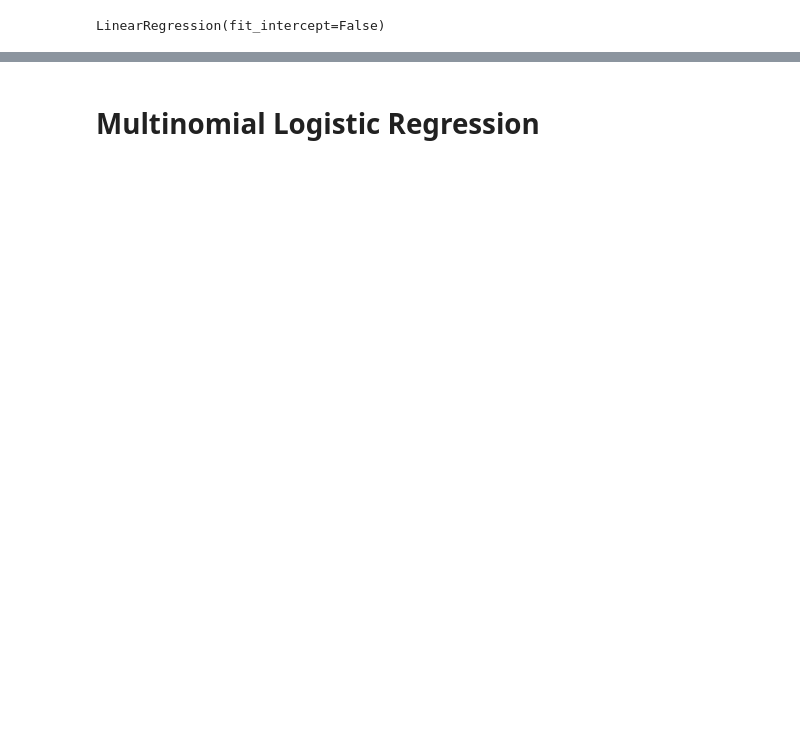
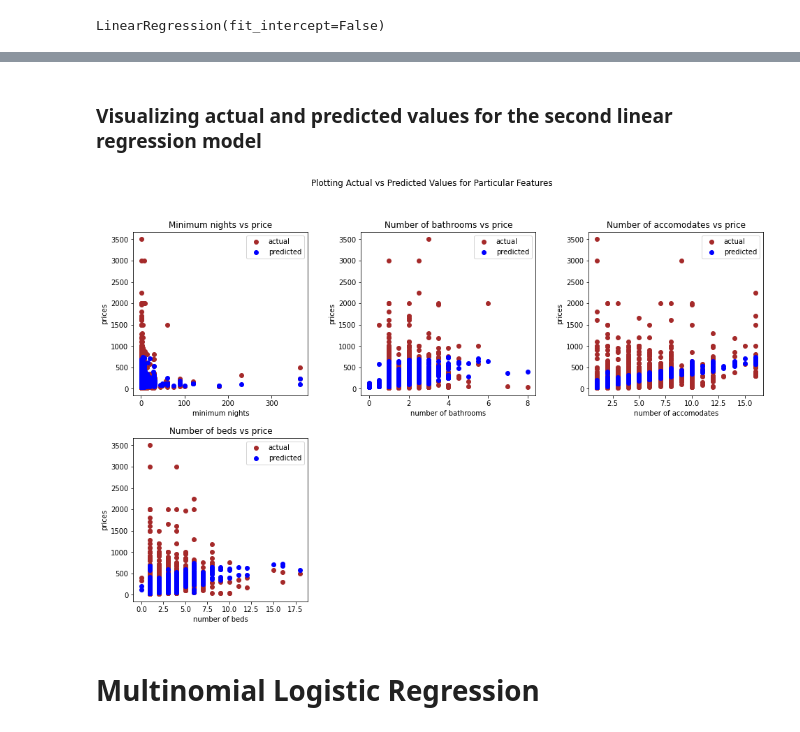
Before and after one commit to clarizamayo/Airbnb_Data_Analysis, a Jupyter notebook: machine-learning-model.ipynb, the cells around one changed output, grey strips where cells are left out. Cells and saved outputs as stored; diff of their text form; code cells hidden in the pictures; blank space fills up the shorter version.

Commit message:
adding updated machine learning model

```diff
--- a/machine-learning-model.ipynb
+++ b/machine-learning-model.ipynb
@@ -380,5 +291,3 @@ y = no_outliers_df['price']
 # %%
-from sklearn.model_selection import train_test_split
-
-x_train, x_test, y_train, y_test = train_test_split(x, y, test_size=0.2)
+x_train, x_test, y_train, y_test = train_test_split(x, Y, test_size=0.2)
 # %% [markdown]
@@ -417,3 +319,47 @@ MAPE: 0.6049904480355033
+# %% [markdown]
+### Visualizing actual and predicted values for the second linear regression model
+# %%
+plt.figure(figsize = (14,9))
+plt.suptitle('Plotting Actual vs Predicted Values for Particular Features')
+
+plt.subplot(2,3,1)
+plt.scatter(x_test['minimum_nights'], y_test,  color='brown', label = 'actual')
+plt.scatter(x_test['minimum_nights'], y_pred,  color='blue', label = 'predicted')
+plt.xlabel("minimum nights")
+plt.ylabel("prices")
+plt.title("Minimum nights vs price")
+plt.legend()
+
+plt.subplot(2,3,2)
+plt.scatter(x_test['bathrooms'], y_test,  color='brown', label = 'actual')
+plt.scatter(x_test['bathrooms'], y_pred, color='blue', label = 'predicted')
+plt.xlabel("number of bathrooms")
+plt.ylabel("prices")
+plt.title("Number of bathrooms vs price")
+
+plt.legend()
+
+plt.subplot(2,3,3)
+plt.scatter(x_test['accommodates'], y_test,  color='brown', label = 'actual')
+plt.scatter(x_test['accommodates'], y_pred, color='blue', label = 'predicted')
+plt.xlabel("number of accomodates")
+plt.ylabel("prices")
+plt.title("Number of accomodates vs price")
+plt.legend()
+
+plt.tight_layout(pad=3.0)
+
+plt.subplot(2,3,4)
+plt.scatter(x_test['beds'], y_test,  color='brown', label = 'actual')
+plt.scatter(x_test['beds'], y_pred, color='blue', label = 'predicted')
+plt.xlabel("number of beds")
+plt.ylabel("prices")
+plt.title("Number of beds vs price")
+plt.legend()
+
+plt.show()
+# %% [output]
+[figure, added]
 # %%
 # df.to_sql("updated_airbnb2017", conn, if_exists="replace")
 # %% [markdown]
```
Also changed, not shown: parts of 81 cells of this notebook.
